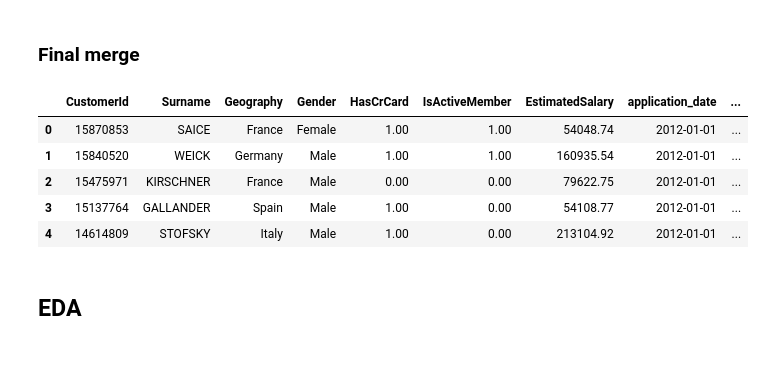
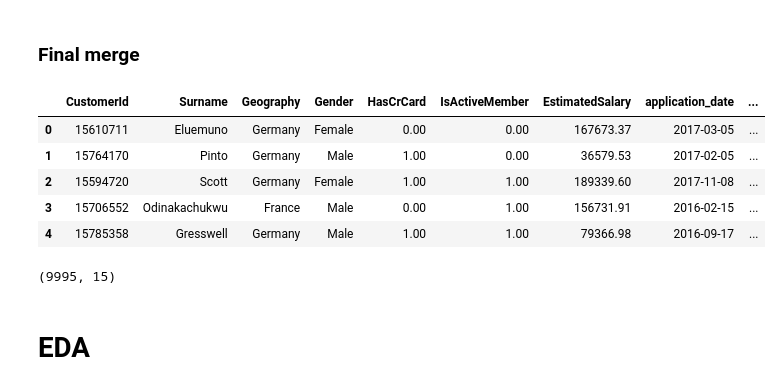
Before and after one commit to DenisTros/kin_analytics_trosman, a Jupyter notebook: notebooks/kin_analytics_trosman.ipynb, the cells around one changed output. Drawn from its saved outputs; the diff is of its cells as text; code cells hidden in the pictures; blank space fills up the shorter version.

```diff
--- a/notebooks/kin_analytics_trosman.ipynb
+++ b/notebooks/kin_analytics_trosman.ipynb
@@ -510,7 +429,7 @@ df_clients.sample(5)
 # %% [markdown]
 Drop unnecessary columns
 # %%
-df_clients.drop(columns=['year','month','Date'],inplace=True)
+df_clients_f.drop(columns=['year','month','Date'],inplace=True)
 # %% [markdown]
 ### Clients
 # %% [markdown]
@@ -519,26 +438,30 @@ Calculate Age
 def calculate_age(born, cut_date):
     return cut_date.year - born.year - ((cut_date.month, cut_date.day) < (born.month, born.day))
 # %%
-df_clients['birth_date'] = pd.to_datetime(df_clients['birth_date'])
+df_clients_f['birth_date'] = pd.to_datetime(df_clients_f['birth_date'])
 # %%
 cut_date = pd.to_datetime('2019-11-30')
 # %%
-df_clients['age'] = df_clients['birth_date'].apply(calculate_age, cut_date=cut_date)
+df_clients_f['age'] = df_clients_f['birth_date'].apply(calculate_age, cut_date=cut_date)
 # %% [markdown]
 ### Final merge
 # %%
-df_clients = (df_clients
+df_clients_f = (df_clients_f
                         .merge(df_products_number,how='left',on='CustomerId')
                         .merge(df_transact_pivoted[['CustomerId','balance']],how='left',on='CustomerId')
                         )
 # %%
-df_clients.head()
+df_clients_f.head()
 # %% [output]
 |  | CustomerId | Surname | Geography | Gender | HasCrCard | IsActiveMember | EstimatedSalary | application_date | ... |
-| 0 | 15870853 | SAICE | France | Female | 1.00 | 1.00 | 54048.74 | 2012-01-01 | ... |
-| 1 | 15840520 | WEICK | Germany | Male | 1.00 | 1.00 | 160935.54 | 2012-01-01 | ... |
-| 2 | 15475971 | KIRSCHNER | France | Male | 0.00 | 0.00 | 79622.75 | 2012-01-01 | ... |
-| 3 | 15137764 | GALLANDER | Spain | Male | 1.00 | 0.00 | 54108.77 | 2012-01-01 | ... |
-| 4 | 14614809 | STOFSKY | Italy | Male | 1.00 | 0.00 | 213104.92 | 2012-01-01 | ... |
+| 0 | 15610711 | Eluemuno | Germany | Female | 0.00 | 0.00 | 167673.37 | 2017-03-05 | ... |
+| 1 | 15764170 | Pinto | Germany | Male | 1.00 | 0.00 | 36579.53 | 2017-02-05 | ... |
+| 2 | 15594720 | Scott | Germany | Female | 1.00 | 1.00 | 189339.60 | 2017-11-08 | ... |
+| 3 | 15706552 | Odinakachukwu | France | Male | 0.00 | 1.00 | 156731.91 | 2016-02-15 | ... |
+| 4 | 15785358 | Gresswell | Germany | Male | 1.00 | 1.00 | 79366.98 | 2016-09-17 | ... |
+# %%
+df_clients_f.shape
+# %% [output]
+(9995, 15)
 # %% [markdown]
-## EDA
+# EDA
```
Also changed, not shown: parts of 96 cells of this notebook.
